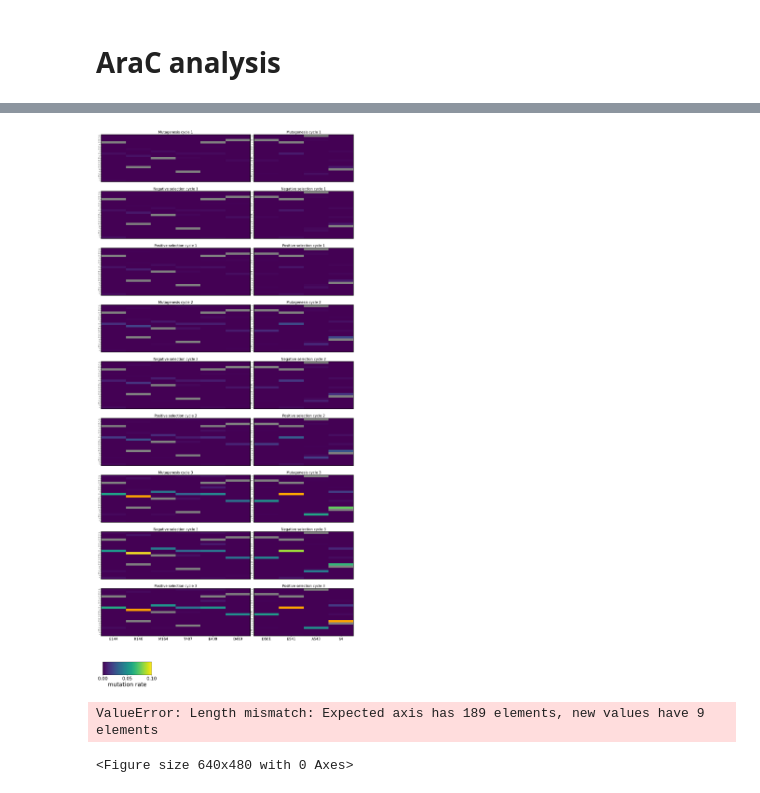
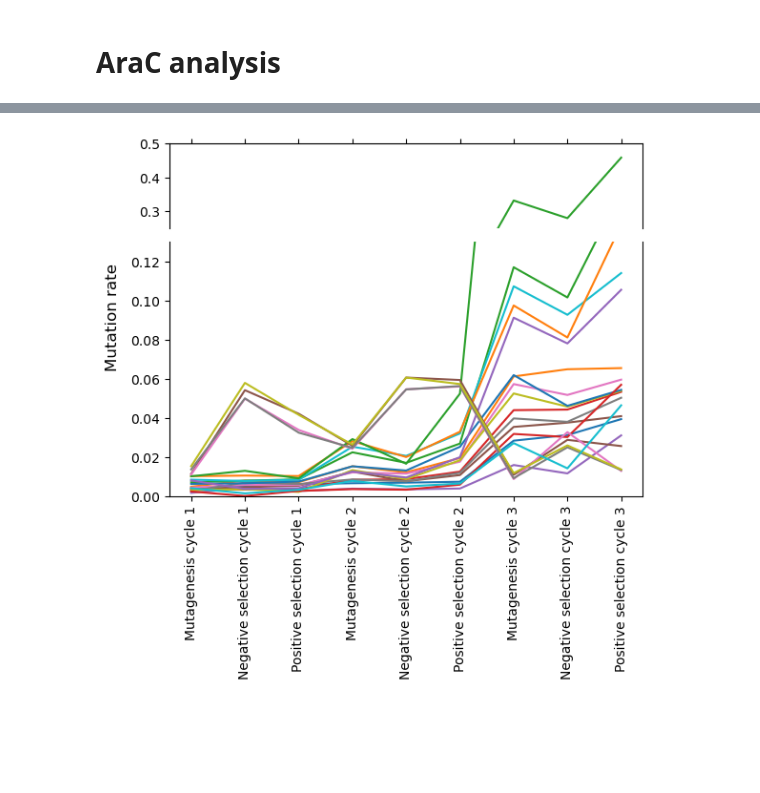
Before and after one commit to AliceHovsepyan/pogo_pance_draft, a Jupyter notebook: DMS_analysis_PACE.ipynb, the cells around one changed output, grey strips where cells are left out. Cells and saved outputs as stored; diff of their text form; code cells hidden in the pictures; blank space fills up the shorter version.

```diff
--- a/DMS_analysis_PACE.ipynb
+++ b/DMS_analysis_PACE.ipynb
@@ -658,11 +618,5 @@ most_enriched_regions = compare_mut_enrichement_for_all(all_reads, ref_gene,  da
 # %%
-FigFolder =None# os.path.join(base_dir, "output/PACE/cycle_mut_enrichment/cycle_mut_enrichment_wC2")
-Sections = ["S2", "S3"]
-most_enriched_regions = compare_mut_enrichement_for_all(all_reads, ref_gene,  data_type = "AA", combine_mut_rates=False, Sections = Sections, FigFolder=FigFolder, samples = samples,  plt_titles =plt_titles, Primer_out_of_triplets=Primer_out_of_triplets, Barcodes=Barcodes, Primer_seq= Primer_seq, vmax =0.1, show_cbar_for_each = False, show_plttitles = True,show_only_pos= high_mut_pos_dict, bias_per_pos= None, AApos_xlabelticks=R5_Pool_AA_annot, return_df = True, fig_size = (20, 40), plot_coverage=False)
+most_enriched_regions = compare_mut_enrichement_for_all(all_reads, ref_gene,  data_type = "AA", combine_mut_rates=False, Sections = Sections, FigFolder=FigFolder, samples = samples,  plt_titles =plt_titles, Primer_out_of_triplets=Primer_out_of_triplets, Barcodes=Barcodes, Primer_seq= Primer_seq, vmax =0.1, show_cbar_for_each = False, show_plttitles = False,show_only_pos= high_mut_pos_dict, bias_per_pos= None, AApos_xlabelticks=R5_Pool_AA_annot, return_df = True, fig_size = (25, 40), plot_coverage=False)
-# %% [output]
-[figure, removed]
-ValueError: Length mismatch: Expected axis has 189 elements, new values have 9 elements
-<Figure size 640x480 with 0 Axes>
 # %%
 exclude_pos = ["D501",  "D505", "A542",  "A543", "S4", "L171",  "H172", "N194"]
 not_exclude = [pos for pos in most_enriched_regions.columns if pos not in exclude_pos]
@@ -670,5 +624,27 @@ not_exclude = [pos for pos in most_enriched_regions.columns if pos not in exclud
 show_pos = ["R146", "M164", "E409", "E541", "S4"] #"G254", "F255", "D257 #"M164", "E541", "S4",
 # %%
 #most_enriched_regions = most_enriched_regions.iloc[[0,2,3,5,6,8],:]
+# %%
+f, (ax, ax2) = plt.subplots(2, 1, sharex=True,gridspec_kw={'height_ratios': [1, 3]})
+ax.plot(most_enriched_regions.iloc[:,2:])#(most_enriched_regions.loc[:,  show_pos])
+ax2.plot(most_enriched_regions.iloc[:,2:])#(most_enriched_regions.loc[:,  show_pos])
+ax.set_ylim(0.25, 0.5)  # most of the data
+ax2.set_ylim(0, 0.13)  # outliers only
+
+# hide the spines between ax and ax2
+ax.spines['bottom'].set_visible(False)
+ax2.spines['top'].set_visible(False)
+ax.xaxis.tick_top()
+ax.tick_params(labeltop=False)  # don't put tick labels at the top
+
+# Adjust layout to ensure clean spacing
+plt.subplots_adjust(hspace=0.08)
+
+# Set up the labels and show the plot
+plt.xticks(rotation=90)
+f.supylabel("Mutation rate")
+plt.show()
+# %% [output]
+[figure, added]
 # %%
 #c= ["lightsteelblue","royalblue",  "mediumblue", "navy", "gold", "sandybrown", "chocolate"]
```
Also changed, not shown: parts of 34 cells of this notebook, 2 other files.
